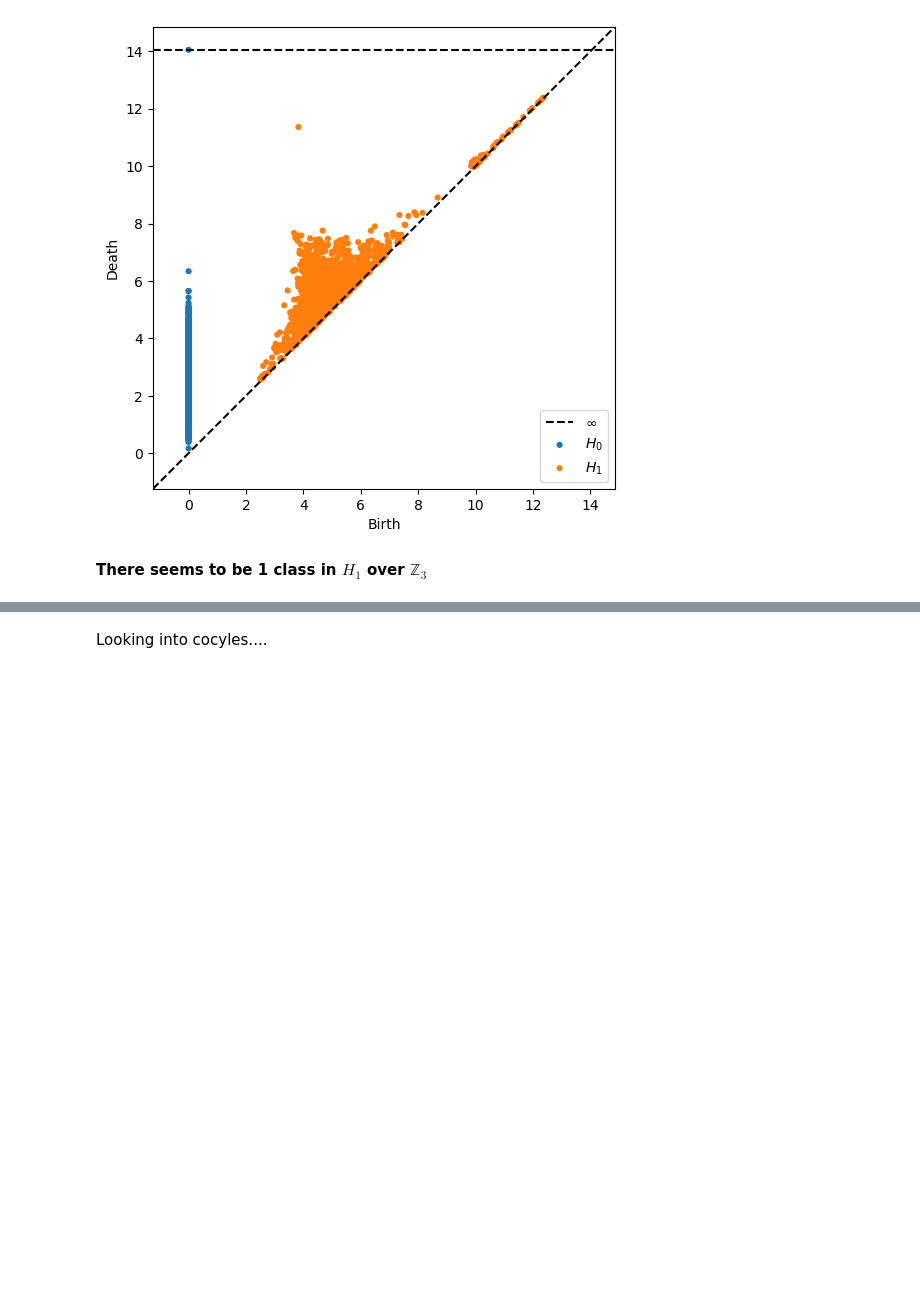
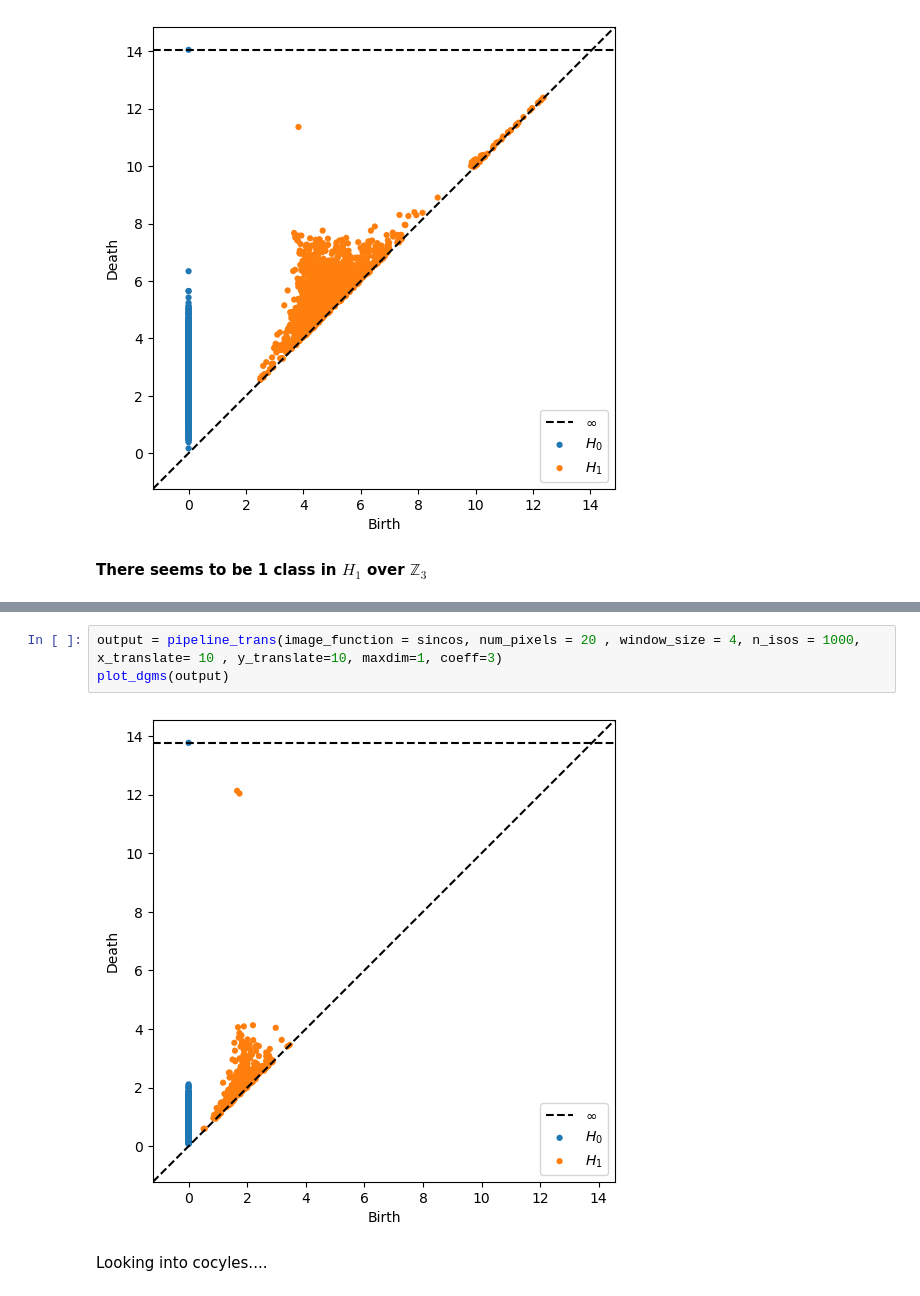
Before and after one commit to kyleormsby/persistent-symmetry, a Jupyter notebook: studentDemos/Olivia_demos/sincos_C2.ipynb, the cells around one changed output, grey strips where cells are left out. Drawn from its saved outputs; the diff is of its cells as text; blank space fills up the shorter version.

```diff
--- a/studentDemos/Olivia_demos/sincos_C2.ipynb
+++ b/studentDemos/Olivia_demos/sincos_C2.ipynb
@@ -225,3 +251,8 @@ plot_dgms(output)
+# %%
+output = pipeline_trans(image_function = sincos, num_pixels = 20 , window_size = 4, n_isos = 1000, x_translate= 10 , y_translate=10, maxdim=1, coeff=3)
+plot_dgms(output)
+# %% [output]
+[figure, added]
 # %% [markdown]
 Looking into cocyles....
 # %%
```
Also changed, not shown: parts of 4 cells of this notebook, 1 other file.
